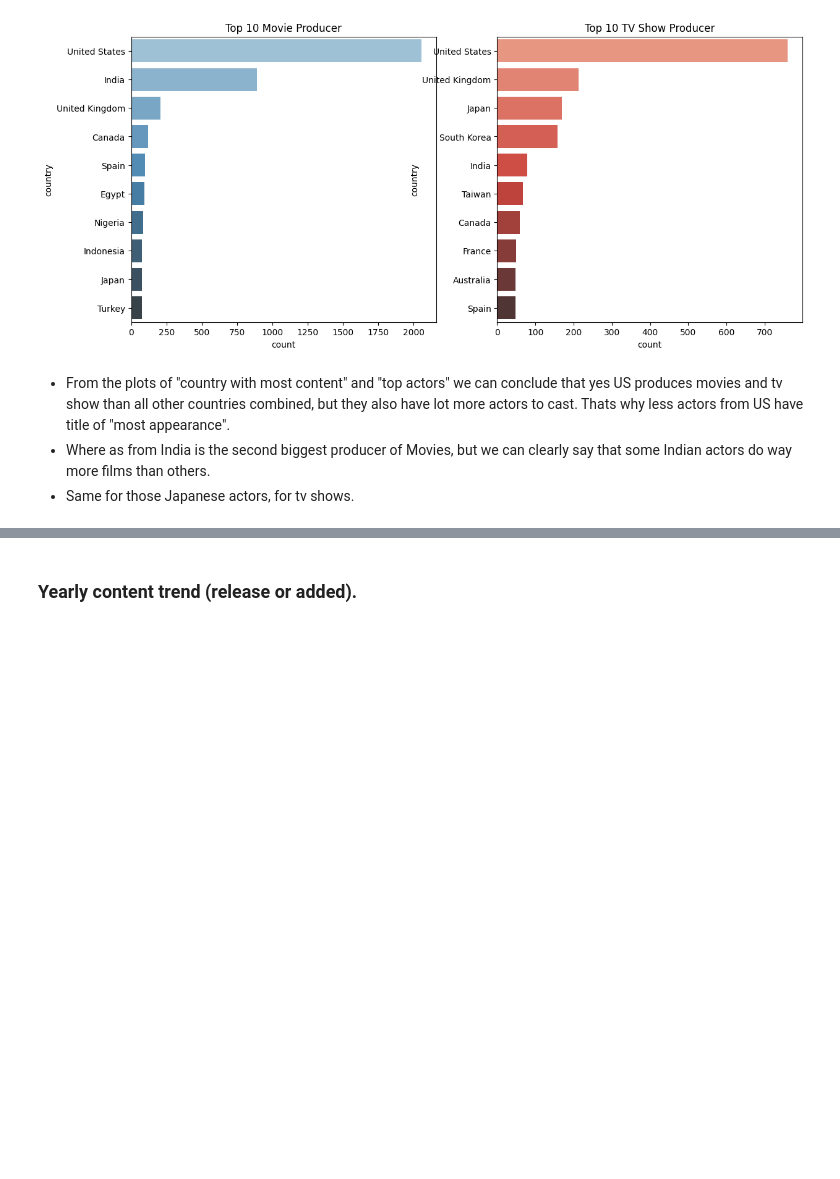
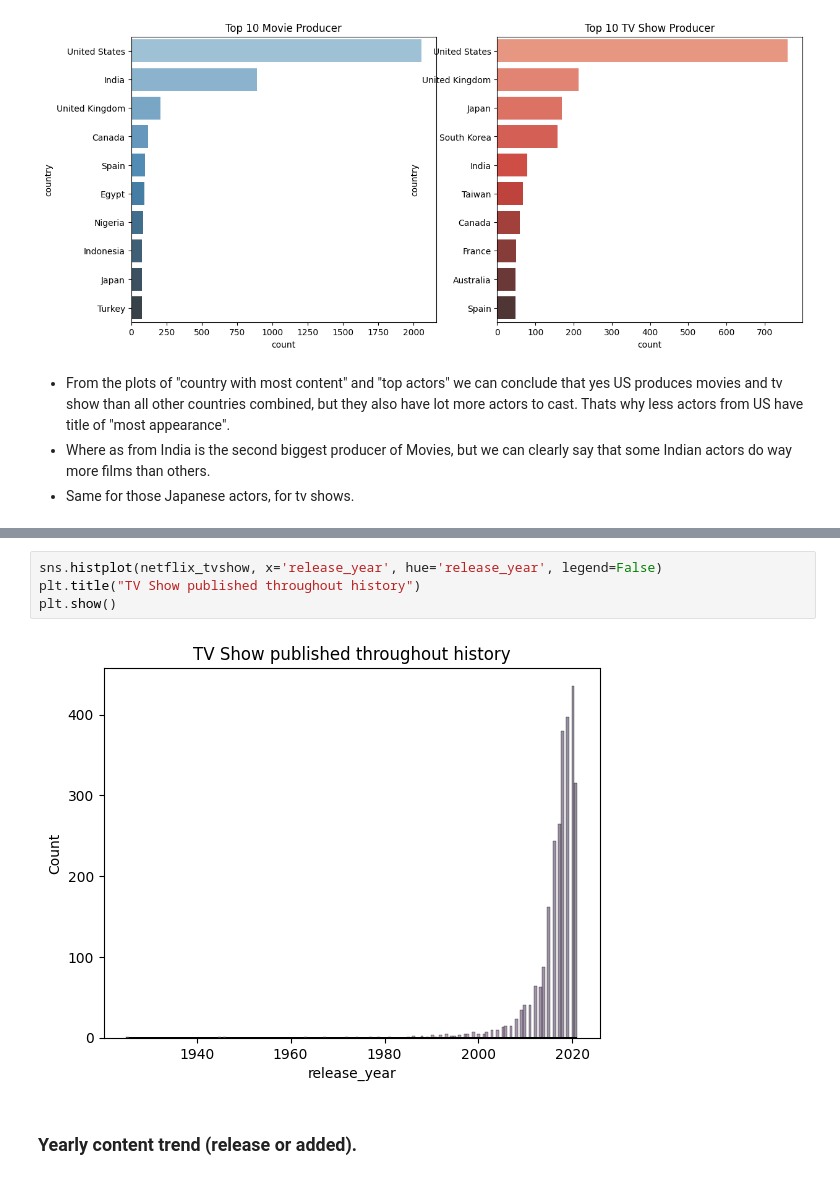
Before and after one commit to abhisheksinha27x/Data-Analysis-Projects, a Jupyter notebook: netflix/main.ipynb, the cells around one changed output, grey strips where cells are left out. Saved outputs shown, nothing was run; the diff lists cells and outputs as text; blank space fills up the shorter version.

```diff
--- a/netflix/main.ipynb
+++ b/netflix/main.ipynb
@@ -270,3 +278,9 @@ sns.barplot(tvshow_origin, x='count', y='country', hue='country', ax=ax[1], pale
+# %%
+sns.histplot(netflix_tvshow, x='release_year', hue='release_year', legend=False)
+plt.title("TV Show published throughout history")
+plt.show()
+# %% [output]
+[figure, added]
 # %% [markdown]
 ### Yearly content trend (release or added).
 # %%
```
Also changed, not shown: parts of 2 cells of this notebook.
